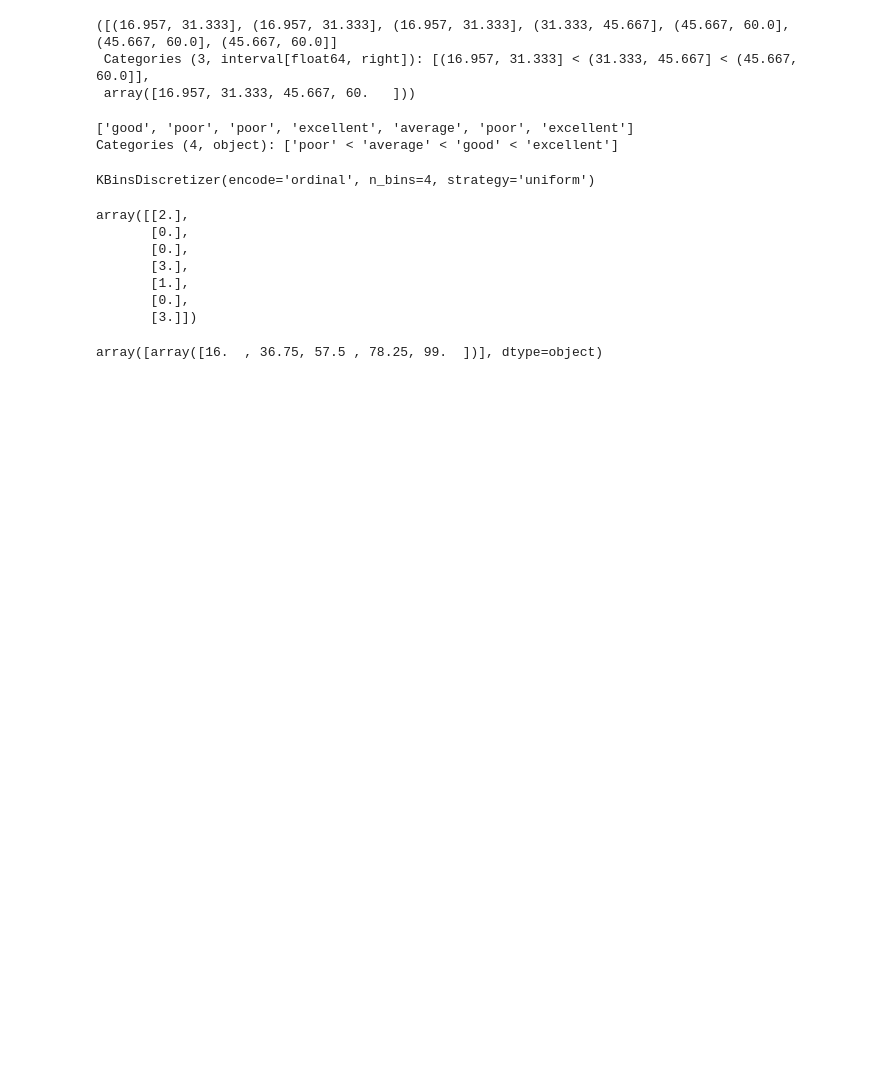
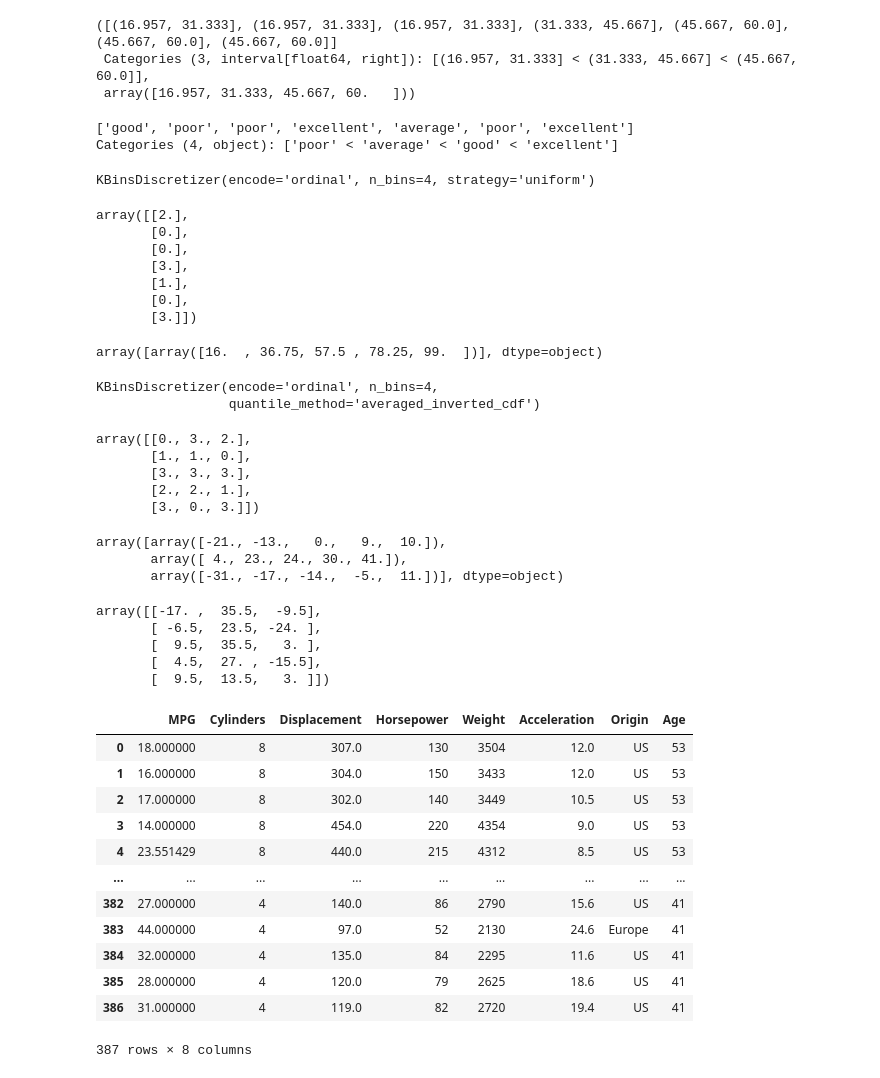
Before and after one commit to gonzur75/data_science_main, a Jupyter notebook: preparing_data_for_ml/notebooks/transforming_data.ipynb, the cells around one changed output. Cells and saved outputs as stored; diff of their text form; code cells hidden in the pictures; blank space fills up the shorter version.

```diff
--- a/preparing_data_for_ml/notebooks/transforming_data.ipynb
+++ b/preparing_data_for_ml/notebooks/transforming_data.ipynb
@@ -484,0 +495,7 @@ array([array([16.  , 36.75, 57.5 , 78.25, 99.  ])], dtype=object)
+# %%
+enc_quantile = KBinsDiscretizer(n_bins=4, encode="ordinal", strategy="quantile",
+                                quantile_method='averaged_inverted_cdf')
+enc_quantile.fit(x)
+# %% [output]
+KBinsDiscretizer(encode='ordinal', n_bins=4,
+                 quantile_method='averaged_inverted_cdf')
@@ -484,0 +504,39 @@ array([array([16.  , 36.75, 57.5 , 78.25, 99.  ])], dtype=object)
+# %%
+X_trans
+# %% [output]
+array([[0., 3., 2.],
+       [1., 1., 0.],
+       [3., 3., 3.],
+       [2., 2., 1.],
+       [3., 0., 3.]])
+# %%
+enc_quantile.bin_edges_
+# %% [output]
+array([array([-21., -13.,   0.,   9.,  10.]),
+       array([ 4., 23., 24., 30., 41.]),
+       array([-31., -17., -14.,  -5.,  11.])], dtype=object)
+# %%
+enc_quantile.inverse_transform(X_trans)
+# %% [output]
+array([[-17. ,  35.5,  -9.5],
+       [ -6.5,  23.5, -24. ],
+       [  9.5,  35.5,   3. ],
+       [  4.5,  27. , -15.5],
+       [  9.5,  13.5,   3. ]])
+# %%
+df = pd.read_csv("../data/interim/cars_processed.csv")
+df
+# %% [output]
+|  | MPG | Cylinders | Displacement | Horsepower | Weight | Acceleration | Origin | Age |
+| 0 | 18.000000 | 8 | 307.0 | 130 | 3504 | 12.0 | US | 53 |
+| 1 | 16.000000 | 8 | 304.0 | 150 | 3433 | 12.0 | US | 53 |
+| 2 | 17.000000 | 8 | 302.0 | 140 | 3449 | 10.5 | US | 53 |
+| 3 | 14.000000 | 8 | 454.0 | 220 | 4354 | 9.0 | US | 53 |
+| 4 | 23.551429 | 8 | 440.0 | 215 | 4312 | 8.5 | US | 53 |
+| ... | ... | ... | ... | ... | ... | ... | ... | ... |
+| 382 | 27.000000 | 4 | 140.0 | 86 | 2790 | 15.6 | US | 41 |
+| 383 | 44.000000 | 4 | 97.0 | 52 | 2130 | 24.6 | Europe | 41 |
+| 384 | 32.000000 | 4 | 135.0 | 84 | 2295 | 11.6 | US | 41 |
+| 385 | 28.000000 | 4 | 120.0 | 79 | 2625 | 18.6 | US | 41 |
+| 386 | 31.000000 | 4 | 119.0 | 82 | 2720 | 19.4 | US | 41 |
+387 rows × 8 columns
```
Also changed, not shown: parts of 29 cells of this notebook, 1 other file.
